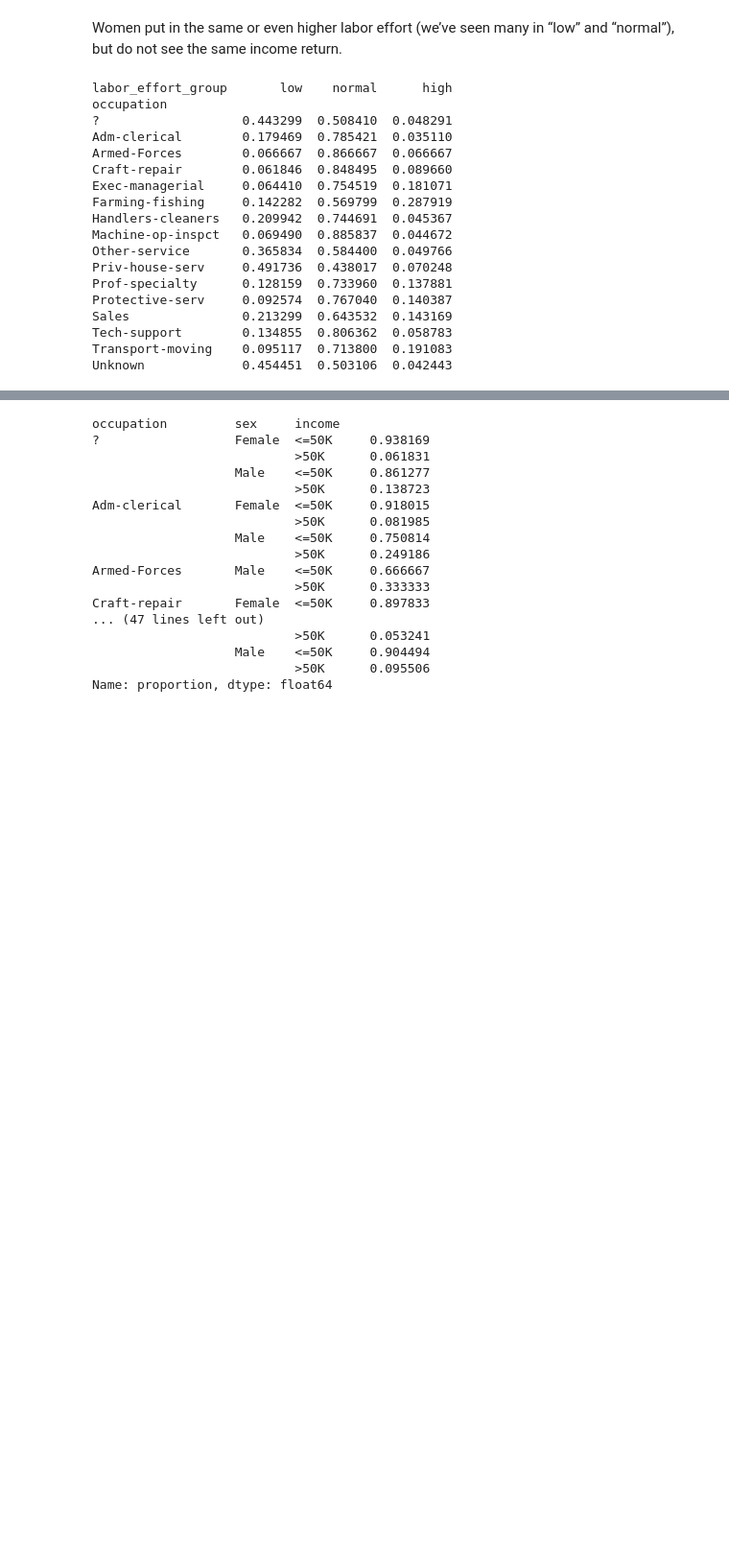
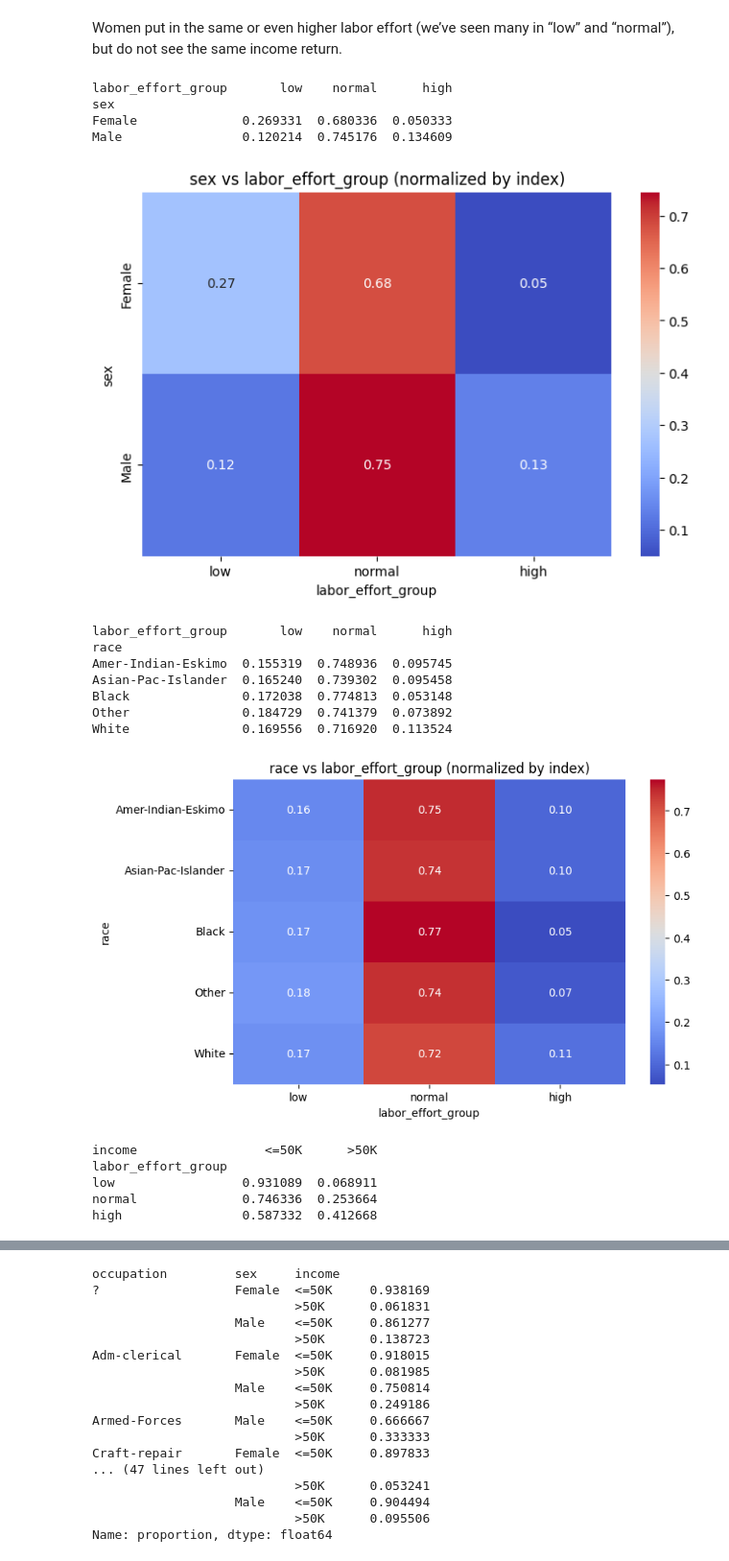
Before and after one commit to zoe05-44/Bias_Auditor, a Jupyter notebook: notebooks/01_eda.ipynb, the cells around one changed output, grey strips where cells are left out. Shown at 96% size. Saved outputs shown, nothing was run; the diff lists cells and outputs as text; code cells hidden in the pictures; blank space fills up the shorter version.

```diff
--- a/notebooks/01_eda.ipynb
+++ b/notebooks/01_eda.ipynb
@@ -350,23 +242,28 @@ high               Female  0.779141  0.220859
 # %% [markdown]
 Women put in the same or even higher labor effort (we’ve seen many in “low” and “normal”), but do not see the same income return.
-# %%
-print(pd.crosstab(df['occupation'], df['labor_effort_group'], normalize='index'))
-# %% [output]
-labor_effort_group       low    normal      high
-occupation
-?                   0.443299  0.508410  0.048291
-Adm-clerical        0.179469  0.785421  0.035110
-Armed-Forces        0.066667  0.866667  0.066667
-Craft-repair        0.061846  0.848495  0.089660
-Exec-managerial     0.064410  0.754519  0.181071
-Farming-fishing     0.142282  0.569799  0.287919
-Handlers-cleaners   0.209942  0.744691  0.045367
-Machine-op-inspct   0.069490  0.885837  0.044672
-Other-service       0.365834  0.584400  0.049766
-Priv-house-serv     0.491736  0.438017  0.070248
-Prof-specialty      0.128159  0.733960  0.137881
-Protective-serv     0.092574  0.767040  0.140387
-Sales               0.213299  0.643532  0.143169
-Tech-support        0.134855  0.806362  0.058783
-Transport-moving    0.095117  0.713800  0.191083
-Unknown             0.454451  0.503106  0.042443
+# %%
+from utils import plot_helper as plot
+plot.plot_crosstab_heatmap('sex', 'labor_effort_group', df)
+plot.plot_crosstab_heatmap('race', 'labor_effort_group', df)
+plot.plot_crosstab_heatmap('labor_effort_group', 'income', df)
+plot.plot_crosstab_heatmap(['labor_effort_group', 'sex'], 'income', df)
+plot.plot_crosstab_heatmap('occupation', 'labor_effort_group', df)
+# %% [output]
+labor_effort_group       low    normal      high
+sex
+Female              0.269331  0.680336  0.050333
+Male                0.120214  0.745176  0.134609
+[figure, added]
+labor_effort_group       low    normal      high
+race
+Amer-Indian-Eskimo  0.155319  0.748936  0.095745
+Asian-Pac-Islander  0.165240  0.739302  0.095458
+Black               0.172038  0.774813  0.053148
+Other               0.184729  0.741379  0.073892
+White               0.169556  0.716920  0.113524
+[figure, added]
+income                 <=50K      >50K
+labor_effort_group
+low                 0.931089  0.068911
+normal              0.746336  0.253664
+high                0.587332  0.412668
```
Also changed, not shown: parts of 40 cells of this notebook, 4 other files.
